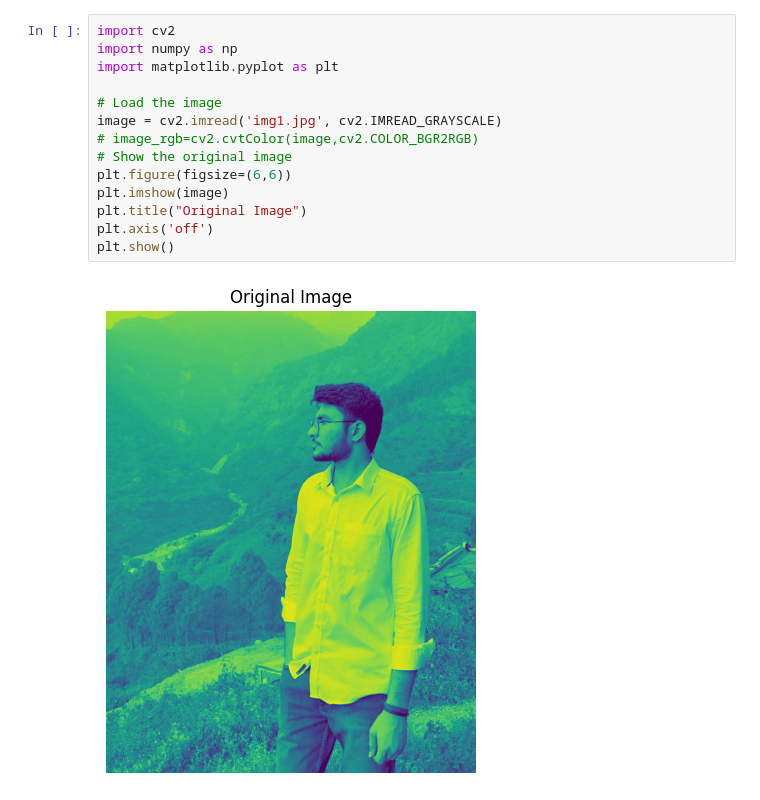
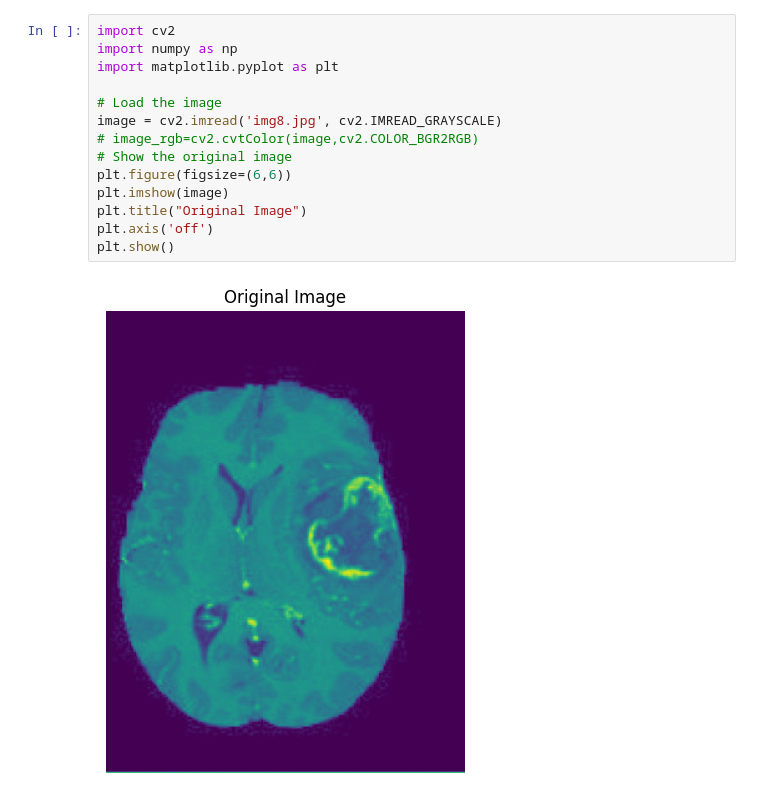
Before and after one commit to mukeshch77/Pattern-Recognition, a Jupyter notebook: Experiment_5/main.ipynb, the cells around one changed output. Saved outputs shown, nothing was run; the diff lists cells and outputs as text.

```diff
--- a/Experiment_5/main.ipynb
+++ b/Experiment_5/main.ipynb
@@ -1,19 +1,19 @@
 # %%
 import cv2
 import numpy as np
 import matplotlib.pyplot as plt
 
 # Load the image
-image = cv2.imread('img1.jpg', cv2.IMREAD_GRAYSCALE)
+image = cv2.imread('img8.jpg', cv2.IMREAD_GRAYSCALE)
 # image_rgb=cv2.cvtColor(image,cv2.COLOR_BGR2RGB)
 # Show the original image
 plt.figure(figsize=(6,6))
 plt.imshow(image)
 plt.title("Original Image")
 plt.axis('off')
 plt.show()
 # %% [output]
-[figure, old version]
+[figure, new version]
 # %%
 # thresholding means converting pixel values to binary
 # i.e if pixel value is greater than 127 it will covert it to 255(white)
```
Also changed, not shown: parts of 3 cells of this notebook, 2 other files.
